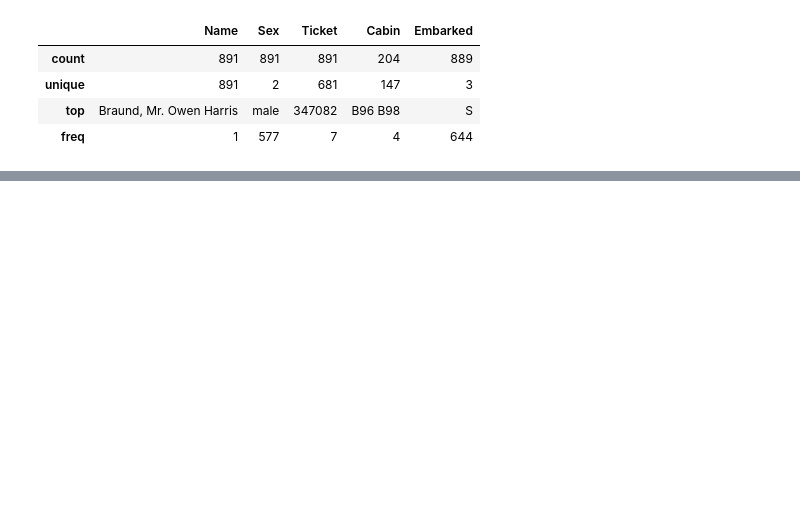
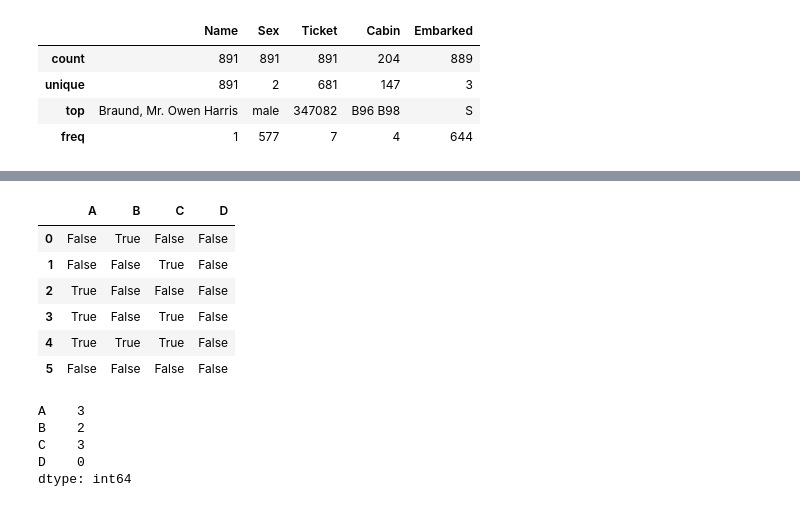
Before and after one commit to BhavyaDoriya/Python-2, a Jupyter notebook: T1/Pandas.ipynb, the cells around one changed output, grey strips where cells are left out. Cells and saved outputs as stored; diff of their text form; code cells hidden in the pictures; blank space fills up the shorter version.

```diff
--- a/T1/Pandas.ipynb
+++ b/T1/Pandas.ipynb
@@ -760,0 +787,18 @@ train_df.describe(include="object")
+# %%
+df.isna()
+# %% [output]
+|  | A | B | C | D |
+| 0 | False | True | False | False |
+| 1 | False | False | True | False |
+| 2 | True | False | False | False |
+| 3 | True | False | True | False |
+| 4 | True | True | True | False |
+| 5 | False | False | False | False |
+# %%
+df.isna().sum()
+# %% [output]
+A    3
+B    2
+C    3
+D    0
+dtype: int64
```
Also changed, not shown: parts of 36 cells of this notebook.
